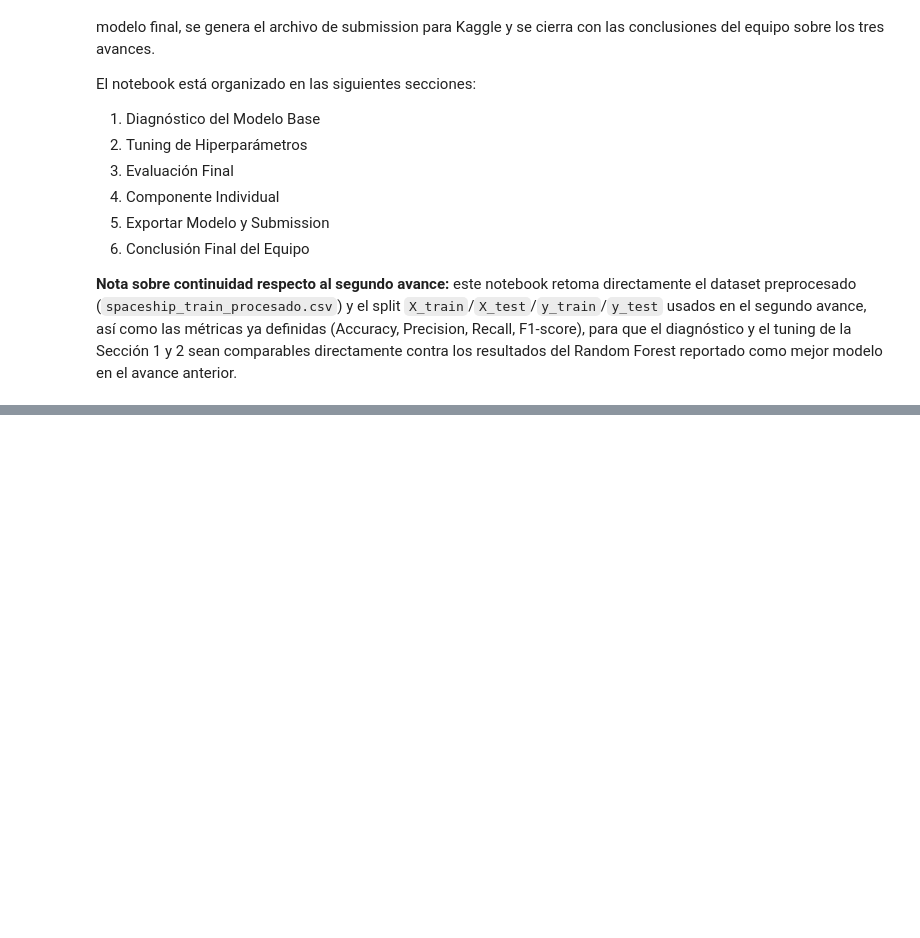
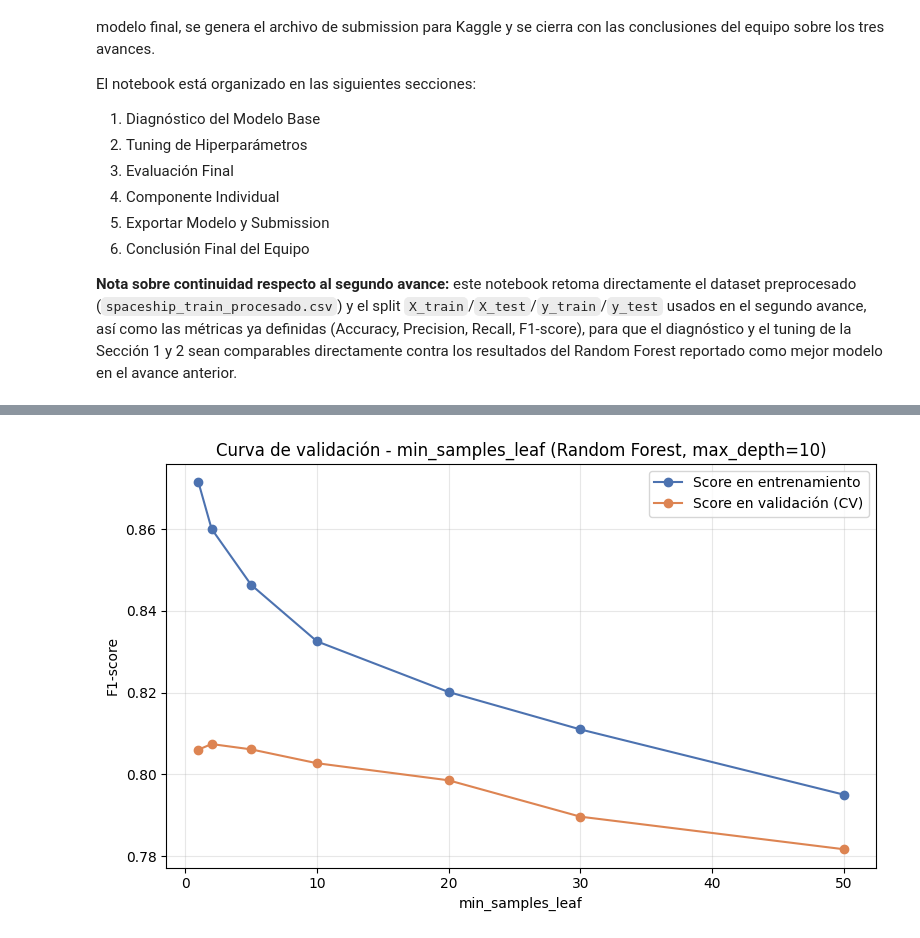
Before and after one commit to A01801224/TC3009C-RI, a Jupyter notebook: Notebooks/Reto_Tercer_Avance_Spaceship_Titanic.ipynb, the cells around one changed output, grey strips where cells are left out. Cells and saved outputs as stored; diff of their text form; code cells hidden in the pictures; blank space fills up the shorter version.

```diff
--- a/Notebooks/Reto_Tercer_Avance_Spaceship_Titanic.ipynb
+++ b/Notebooks/Reto_Tercer_Avance_Spaceship_Titanic.ipynb
@@ -49,0 +268,14 @@ los resultados del Random Forest reportado como mejor modelo en el avance anteri
+# %%
+plt.figure(figsize=(8, 5))
+plt.plot(rango_min_leaf, train_mean_ml, "o-", color="#4C72B0", label="Score en entrenamiento")
+plt.plot(rango_min_leaf, val_mean_ml, "o-", color="#DD8452", label="Score en validación (CV)")
+
+plt.xlabel("min_samples_leaf")
+plt.ylabel("F1-score")
+plt.title("Curva de validación - min_samples_leaf (Random Forest, max_depth=10)")
+plt.legend()
+plt.grid(alpha=0.3)
+plt.tight_layout()
+plt.show()
+# %% [output]
+[figure, added]
```
Also changed, not shown: parts of 12 cells of this notebook, 6 other files.
